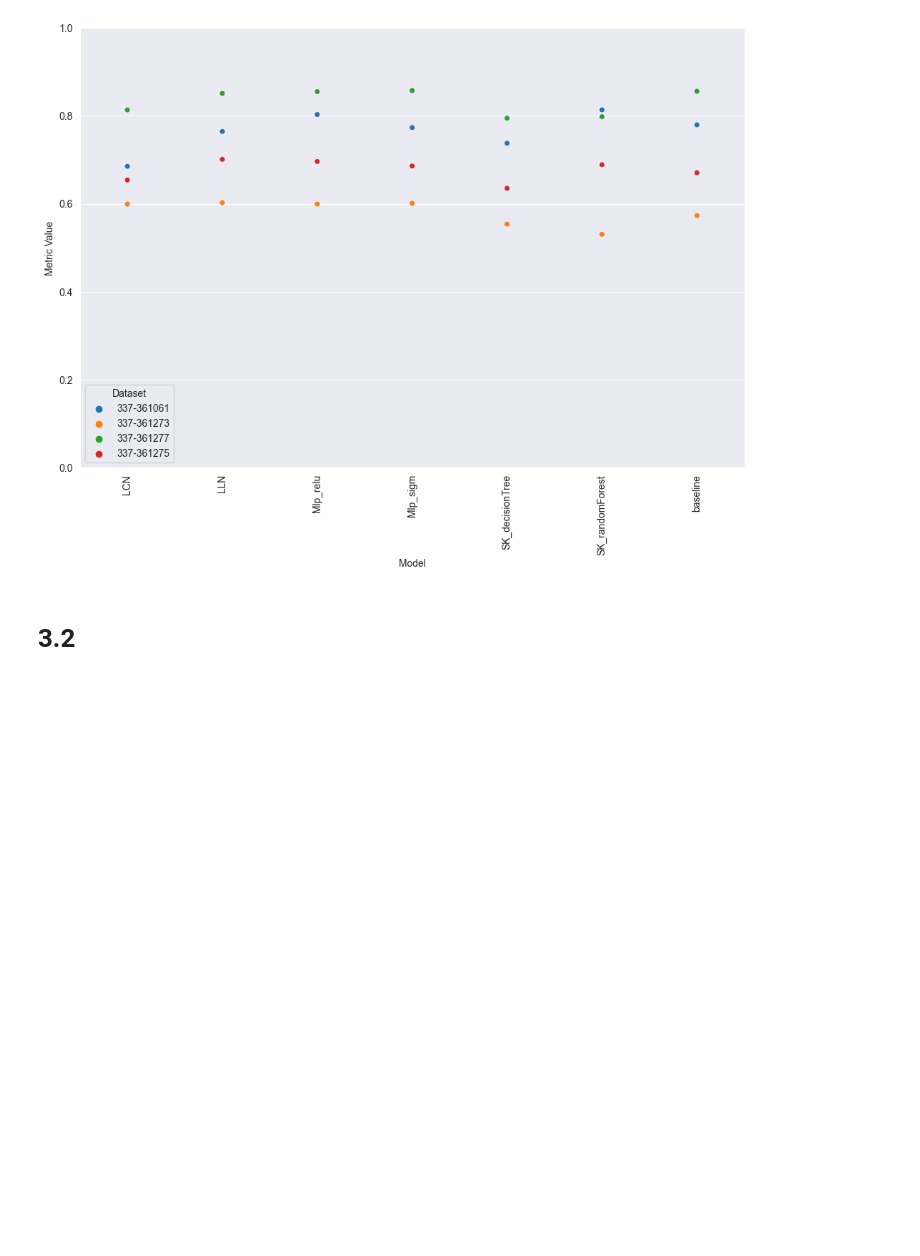
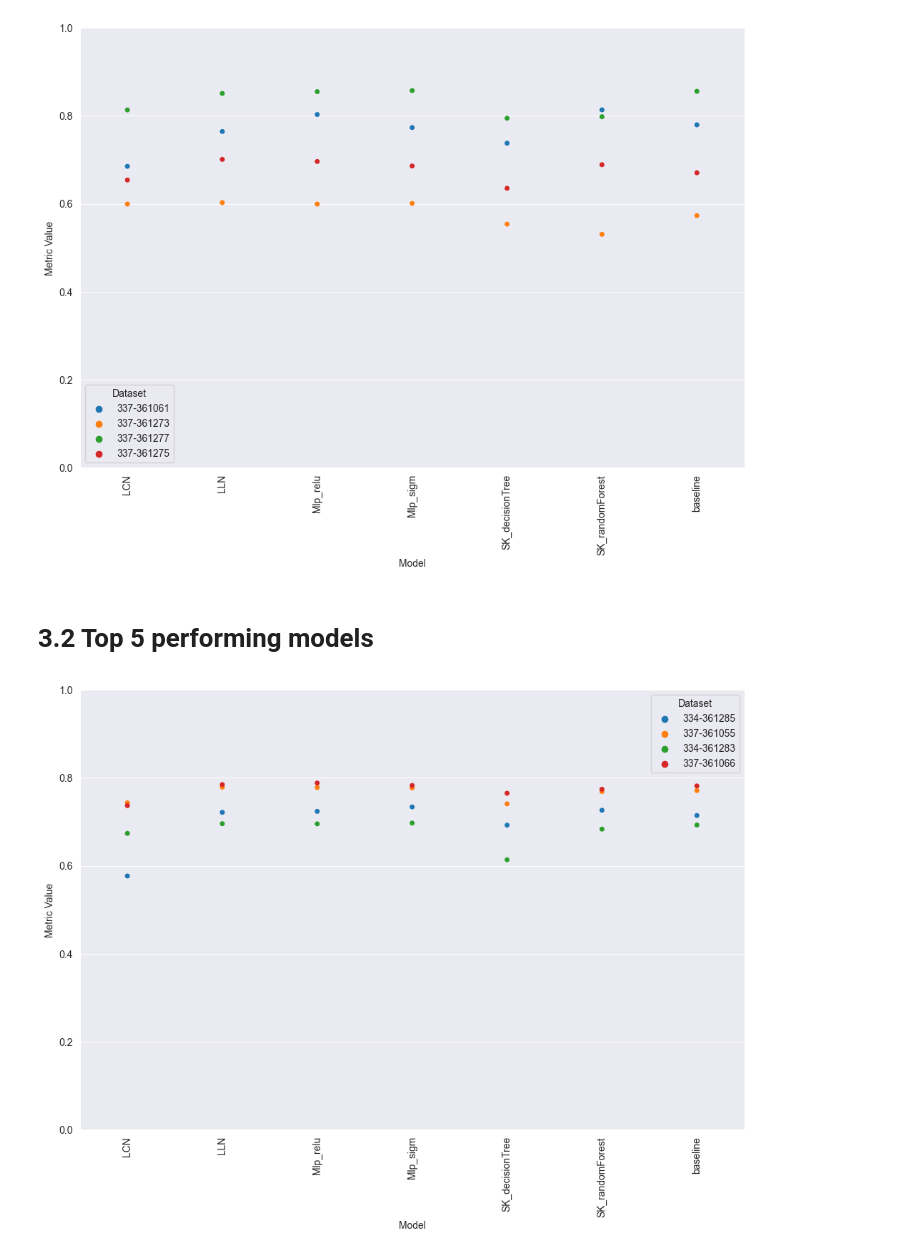
Before and after one commit to Bartosz-G/non-homogenous-data-working-repo, a Jupyter notebook: results/ResultsAnalysis.ipynb, the cells around one changed output. Saved outputs shown, nothing was run; the diff lists cells and outputs as text; code cells hidden in the pictures; blank space fills up the shorter version.

```diff
--- a/results/ResultsAnalysis.ipynb
+++ b/results/ResultsAnalysis.ipynb
@@ -136,2 +138,14 @@ per_dataset_top_acc.to_csv('saved_results/per_dataset_acc_score.csv')
 # %% [markdown]
-# 3.2
+# 3.2 Top 5 performing models
+# %%
+enough_data = ['334-361282', '334-361285', '337-361055', '334-361283', '337-361066', '337-361061', '337-361273', '337-361277', '337-361275']
+top5_acc_score = get_top_models(cls_results, 'val_metrics.accuracy_score', top = 5)
+top5_acc_score = average_model_scores(top5_acc_score, 'test_metrics.accuracy_score')
+top5_acc_per_dataset = pivot_per_dataset(top5_acc_score, 'test_metrics.accuracy_score')
+top5_acc_per_dataset = top5_acc_per_dataset[['model'] + enough_data]
+# top5_acc_per_dataset.to_csv('saved_results/top5_acc_per_dataset.csv')
+# %%
+to_plot = enough_data[1:5]
+plot_per_datasets(top5_acc_per_dataset, to_plot, scale = True)
+# %% [output]
+[figure, added]
```
Also changed, not shown: parts of 32 cells of this notebook, 9 other files.
